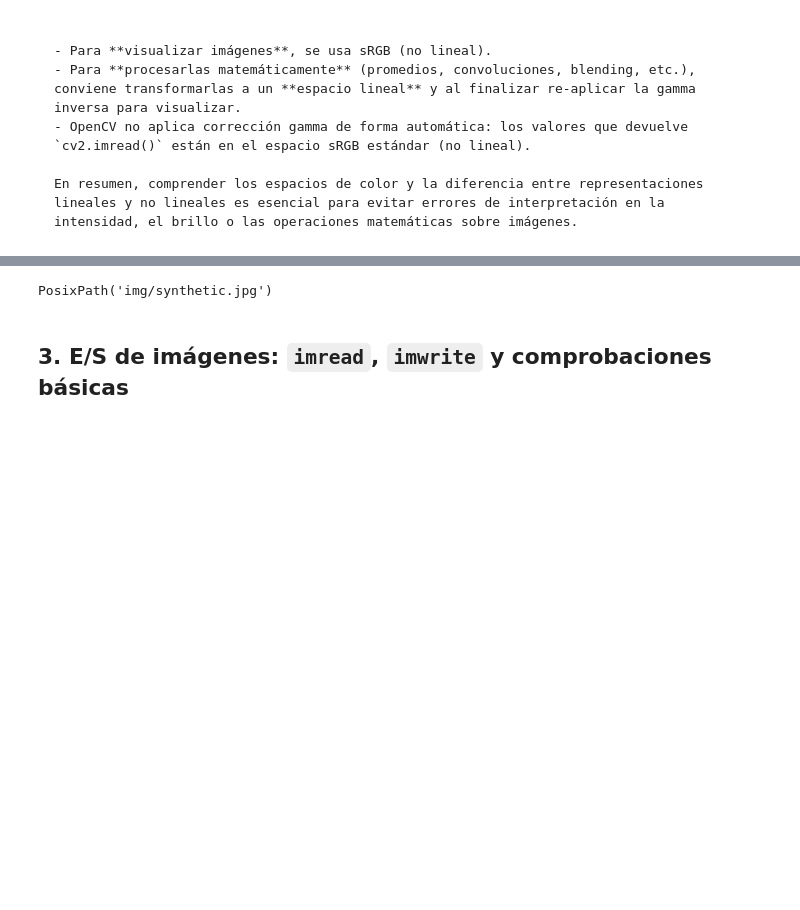
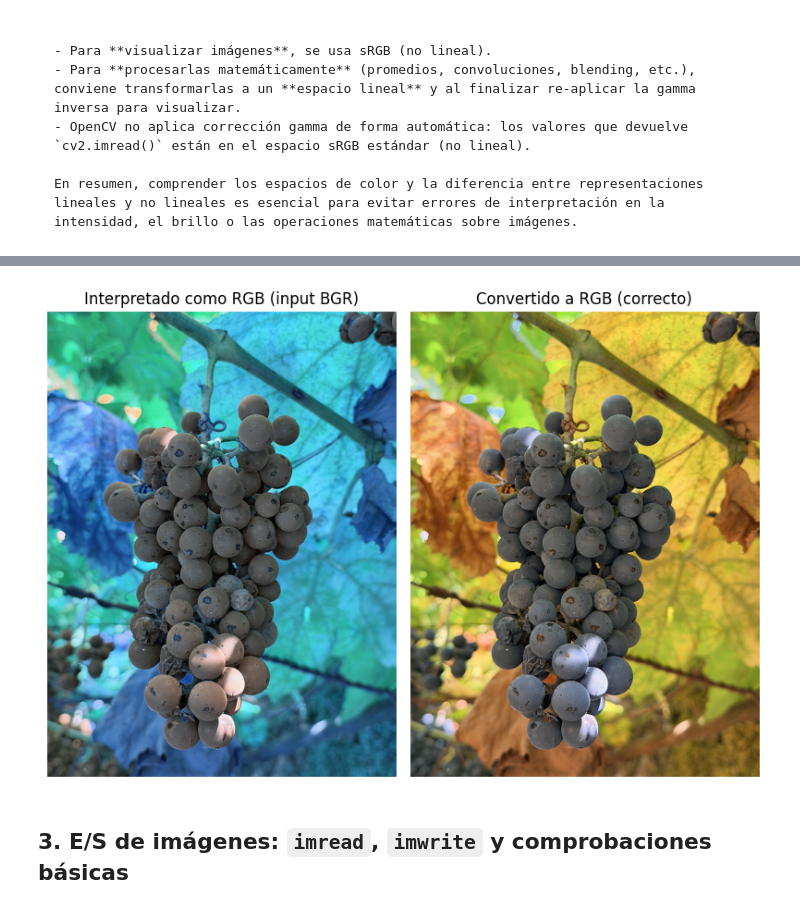
Before and after one commit to jalosu/learning-opencv, a Jupyter notebook: content/Day1/Dia01_Basis.ipynb, the cells around one changed output, grey strips where cells are left out. Drawn from its saved outputs; the diff is of its cells as text; code cells hidden in the pictures; blank space fills up the shorter version.

```diff
--- a/content/Day1/Dia01_Basis.ipynb
+++ b/content/Day1/Dia01_Basis.ipynb
@@ -247,15 +274,27 @@ print(cv2.__version__)
 # %%
+# RUTA DE ENTRADA
+imgFolder = "./img/"
+imgName = "IMG_1.jpg"
 
-# Generamos una imagen sintética de prueba (gradiente + círculo) y la guardamos
-synthetic = np.zeros((240, 320, 3), dtype=np.uint8)
-for y in range(synthetic.shape[0]):
-    synthetic[y, :, 1] = np.uint8(255 * y / synthetic.shape[0])  # canal G con gradiente vertical
-cv2.circle(synthetic, center=(160,120), radius=60, color=(255, 0, 0), thickness=-1)  # BGR: azul lleno
+# LECTURA DE LA IMAGEN
+img = cv2.imread(Path(imgFolder + imgName), cv2.IMREAD_COLOR)
 
-out_dir = Path('./img')
-out_dir.mkdir(parents=True, exist_ok=True)
-synthetic_path = out_dir / 'synthetic.jpg'
-cv2.imwrite(str(synthetic_path), synthetic)
-synthetic_path
+# VISUALIZACION IMAGEN
+
+fig, axes = plt.subplots(1, 2, figsize=(8,6))
+
+# Izquierda: mostrar el array en BGR (incorrecto en Matplotlib, pero lo forzamos para ilustrar la diferencia)
+axes[0].imshow(img)  # interpretado como RGB => colores "raros" porque el array está en BGR
+axes[0].set_title('Interpretado como RGB (input BGR)')
+axes[0].axis('off')
+
+# Derecha: conversión BGR->RGB correcta
+img_rgb = cv2.cvtColor(img, cv2.COLOR_BGR2RGB)
+axes[1].imshow(img_rgb)
+axes[1].set_title('Convertido a RGB (correcto)')
+axes[1].axis('off')
+
+plt.tight_layout()
+plt.show()
 # %% [output]
-PosixPath('img/synthetic.jpg')
+[figure, added]
```
Also changed, not shown: parts of 5 cells of this notebook, 1 other file.
